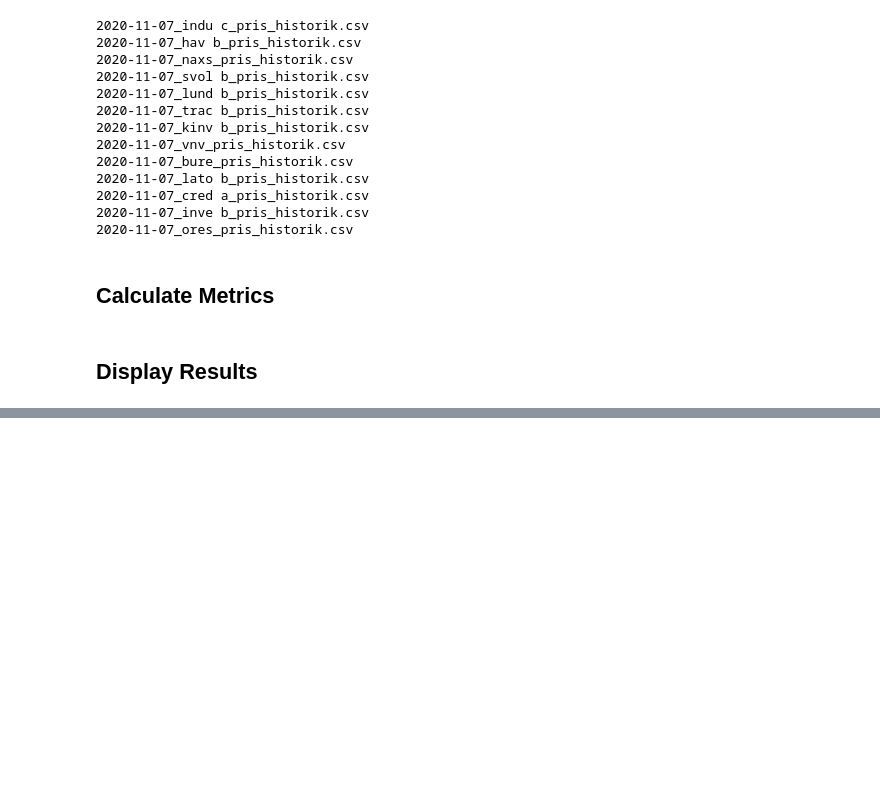
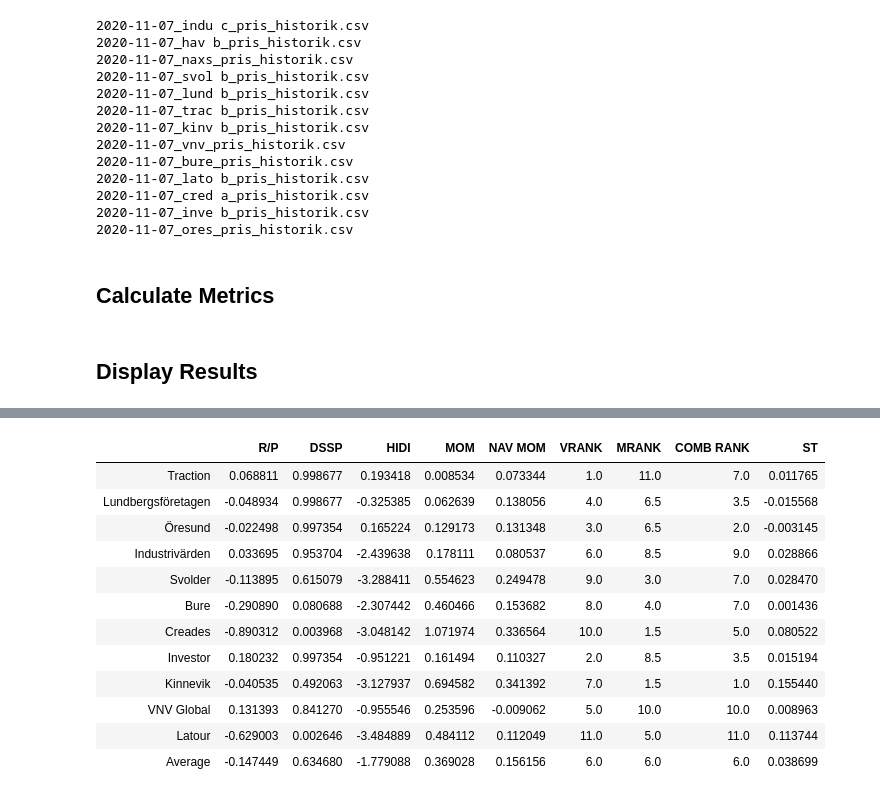
Before and after one commit to webclinic017/Portfolio_Construction, a Jupyter notebook: Equity_Strategies/Investment_Companies.ipynb, the cells around one changed output, grey strips where cells are left out. Drawn from its saved outputs; the diff is of its cells as text; code cells hidden in the pictures; blank space fills up the shorter version.

```diff
--- a/Equity_Strategies/Investment_Companies.ipynb
+++ b/Equity_Strategies/Investment_Companies.ipynb
@@ -218,0 +234,16 @@ INV_COMP_VIEW
+# %%
+INV_COMP
+# %% [output]
+|  | R/P | DSSP | HIDI | MOM | NAV MOM | VRANK | MRANK | COMB RANK | ST |
+| Traction | 0.068811 | 0.998677 | 0.193418 | 0.008534 | 0.073344 | 1.0 | 11.0 | 7.0 | 0.011765 |
+| Lundbergsföretagen | -0.048934 | 0.998677 | -0.325385 | 0.062639 | 0.138056 | 4.0 | 6.5 | 3.5 | -0.015568 |
+| Öresund | -0.022498 | 0.997354 | 0.165224 | 0.129173 | 0.131348 | 3.0 | 6.5 | 2.0 | -0.003145 |
+| Industrivärden | 0.033695 | 0.953704 | -2.439638 | 0.178111 | 0.080537 | 6.0 | 8.5 | 9.0 | 0.028866 |
+| Svolder | -0.113895 | 0.615079 | -3.288411 | 0.554623 | 0.249478 | 9.0 | 3.0 | 7.0 | 0.028470 |
+| Bure | -0.290890 | 0.080688 | -2.307442 | 0.460466 | 0.153682 | 8.0 | 4.0 | 7.0 | 0.001436 |
+| Creades | -0.890312 | 0.003968 | -3.048142 | 1.071974 | 0.336564 | 10.0 | 1.5 | 5.0 | 0.080522 |
+| Investor | 0.180232 | 0.997354 | -0.951221 | 0.161494 | 0.110327 | 2.0 | 8.5 | 3.5 | 0.015194 |
+| Kinnevik | -0.040535 | 0.492063 | -3.127937 | 0.694582 | 0.341392 | 7.0 | 1.5 | 1.0 | 0.155440 |
+| VNV Global | 0.131393 | 0.841270 | -0.955546 | 0.253596 | -0.009062 | 5.0 | 10.0 | 10.0 | 0.008963 |
+| Latour | -0.629003 | 0.002646 | -3.484889 | 0.484112 | 0.112049 | 11.0 | 5.0 | 11.0 | 0.113744 |
+| Average | -0.147449 | 0.634680 | -1.779088 | 0.369028 | 0.156156 | 6.0 | 6.0 | 6.0 | 0.038699 |
```
Also changed, not shown: parts of 5 cells of this notebook, 1 other file.
